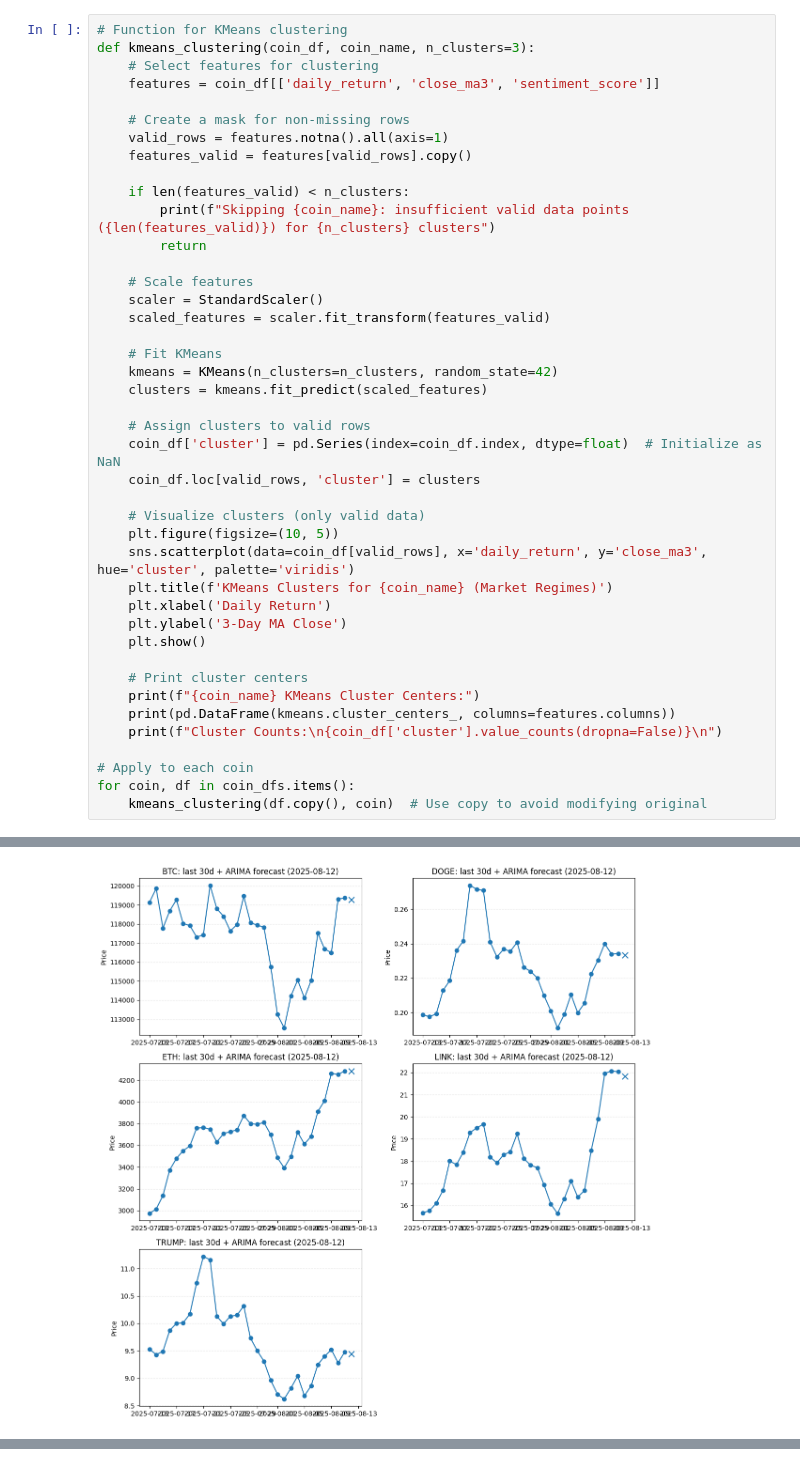
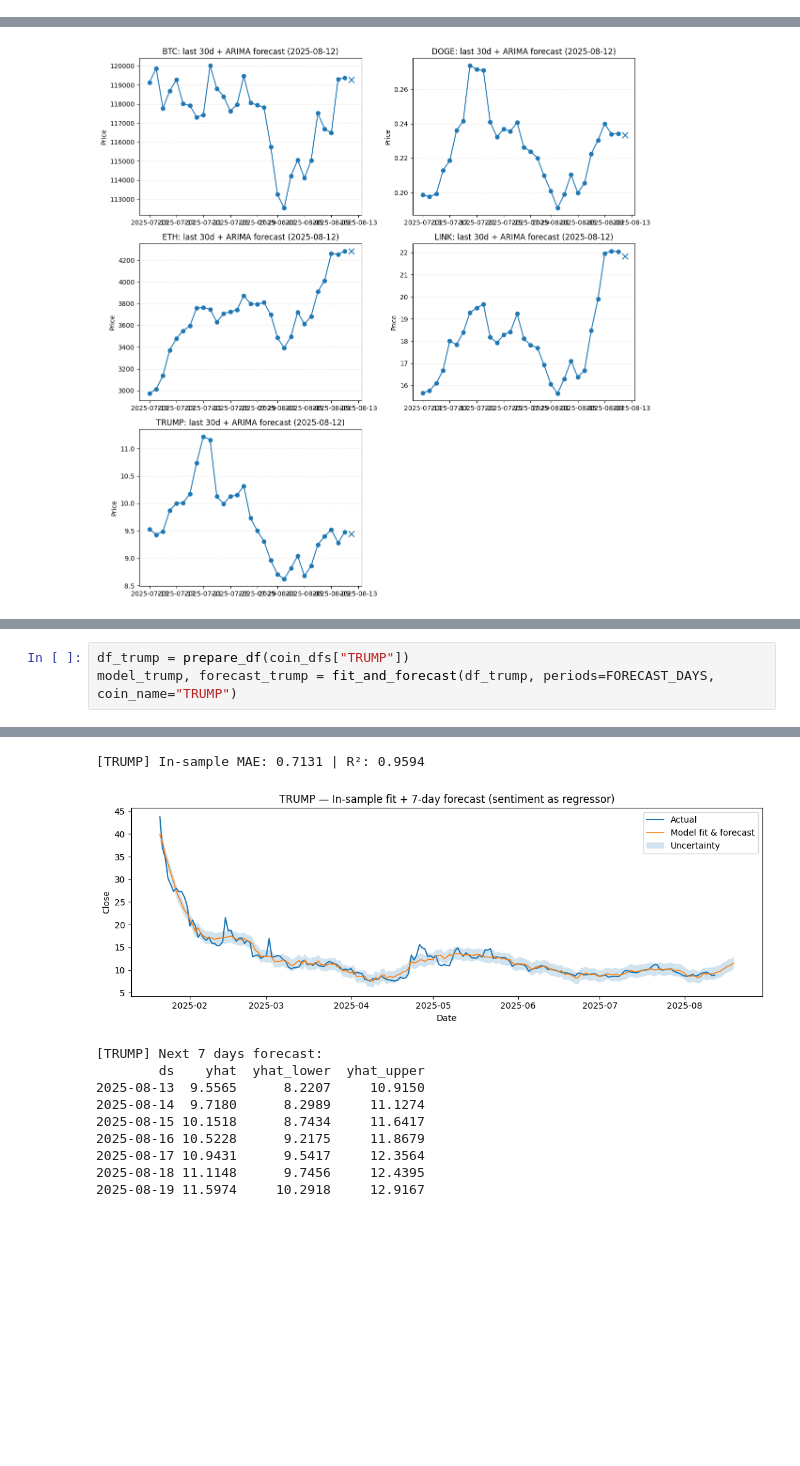
Before and after one commit to Eris-Leksi/Cryptocurrency-Price-Prediction-Models-, a Jupyter notebook: script.ipynb, the cells around one changed output, grey strips where cells are left out. Saved outputs shown, nothing was run; the diff lists cells and outputs as text; blank space fills up the shorter version.

```diff
--- a/script.ipynb
+++ b/script.ipynb
@@ -720,42 +738,0 @@ Clustering: KMeans to identify market regimes
-# %%
-# Function for KMeans clustering
-def kmeans_clustering(coin_df, coin_name, n_clusters=3):
-    # Select features for clustering
-    features = coin_df[['daily_return', 'close_ma3', 'sentiment_score']]
-
-    # Create a mask for non-missing rows
-    valid_rows = features.notna().all(axis=1)
-    features_valid = features[valid_rows].copy()
-
-    if len(features_valid) < n_clusters:
-        print(f"Skipping {coin_name}: insufficient valid data points ({len(features_valid)}) for {n_clusters} clusters")
-        return
-
-    # Scale features
-    scaler = StandardScaler()
-    scaled_features = scaler.fit_transform(features_valid)
-
-    # Fit KMeans
-    kmeans = KMeans(n_clusters=n_clusters, random_state=42)
-    clusters = kmeans.fit_predict(scaled_features)
-
-    # Assign clusters to valid rows
-    coin_df['cluster'] = pd.Series(index=coin_df.index, dtype=float)  # Initialize as NaN
-    coin_df.loc[valid_rows, 'cluster'] = clusters
-
-    # Visualize clusters (only valid data)
-    plt.figure(figsize=(10, 5))
-    sns.scatterplot(data=coin_df[valid_rows], x='daily_return', y='close_ma3', hue='cluster', palette='viridis')
-    plt.title(f'KMeans Clusters for {coin_name} (Market Regimes)')
-    plt.xlabel('Daily Return')
-    plt.ylabel('3-Day MA Close')
-    plt.show()
-
-    # Print cluster centers
-    print(f"{coin_name} KMeans Cluster Centers:")
-    print(pd.DataFrame(kmeans.cluster_centers_, columns=features.columns))
-    print(f"Cluster Counts:\n{coin_df['cluster'].value_counts(dropna=False)}\n")
-
-# Apply to each coin
-for coin, df in coin_dfs.items():
-    kmeans_clustering(df.copy(), coin)  # Use copy to avoid modifying original
@@ -1397,0 +1363,4 @@ In summary, this project successfully modeled the interplay between sentiment an
+# %%
+df_trump = prepare_df(coin_dfs["TRUMP"])
+model_trump, forecast_trump = fit_and_forecast(df_trump, periods=FORECAST_DAYS, coin_name="TRUMP")
+# %% [output]
@@ -1397,0 +1369,11 @@ In summary, this project successfully modeled the interplay between sentiment an
+[TRUMP] In-sample MAE: 0.7131 | R²: 0.9594
+[figure, added]
+[TRUMP] Next 7 days forecast:
+        ds    yhat  yhat_lower  yhat_upper
+2025-08-13  9.5565      8.2207     10.9150
+2025-08-14  9.7180      8.2989     11.1274
+2025-08-15 10.1518      8.7434     11.6417
+2025-08-16 10.5228      9.2175     11.8679
+2025-08-17 10.9431      9.5417     12.3564
+2025-08-18 11.1148      9.7456     12.4395
+2025-08-19 11.5974     10.2918     12.9167
```
Also changed, not shown: parts of 32 cells of this notebook, 1 other file.
